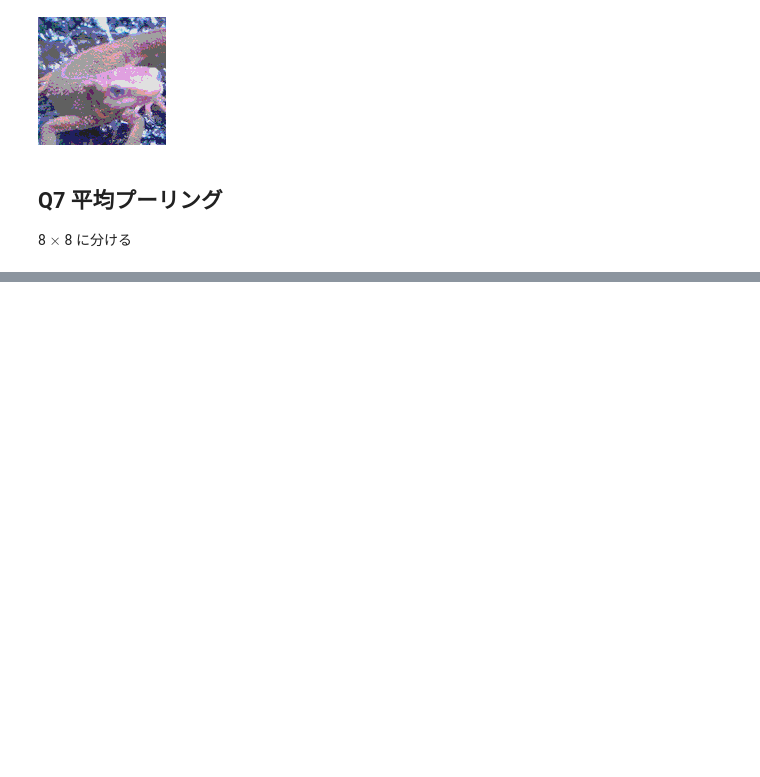
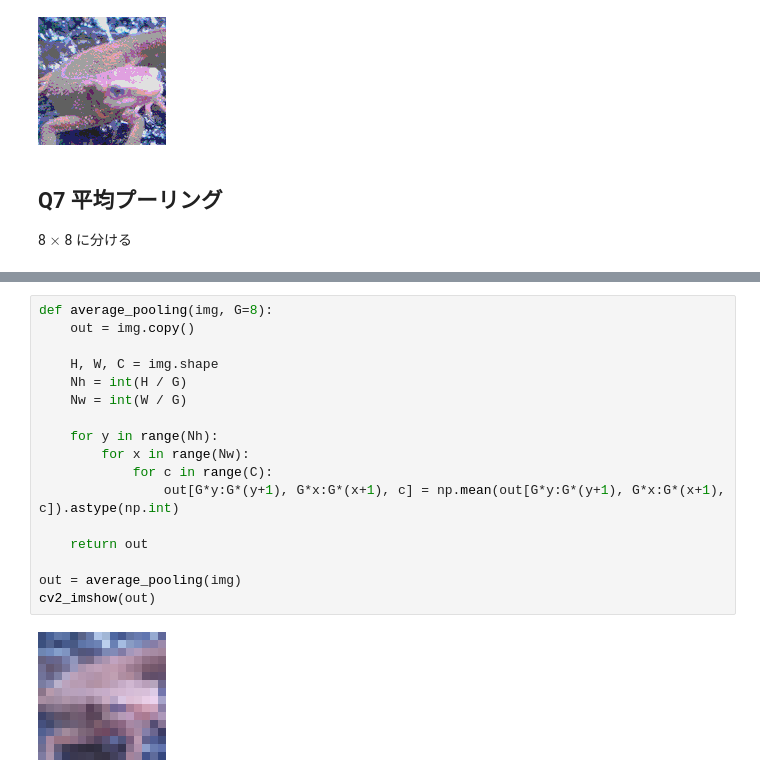
Before and after one commit to whatalnk/Gasyori100knock, a Jupyter notebook: notebooks/Question_01_10.ipynb, the cells around one changed output, grey strips where cells are left out. Saved outputs shown, nothing was run; the diff lists cells and outputs as text; blank space fills up the shorter version.

```diff
--- a/notebooks/Question_01_10.ipynb
+++ b/notebooks/Question_01_10.ipynb
@@ -365,0 +373,19 @@ array([132, 117, 119, 119, 118, 111,  99, 101], dtype=uint8)
+# %%
+def average_pooling(img, G=8):
+    out = img.copy()
+
+    H, W, C = img.shape
+    Nh = int(H / G)
+    Nw = int(W / G)
+
+    for y in range(Nh):
+        for x in range(Nw):
+            for c in range(C):
+                out[G*y:G*(y+1), G*x:G*(x+1), c] = np.mean(out[G*y:G*(y+1), G*x:G*(x+1), c]).astype(np.int)
+
+    return out
+
+out = average_pooling(img)
+cv2_imshow(out)
+# %% [output]
+[figure, added]
```
Also changed, not shown: parts of 2 cells of this notebook.
